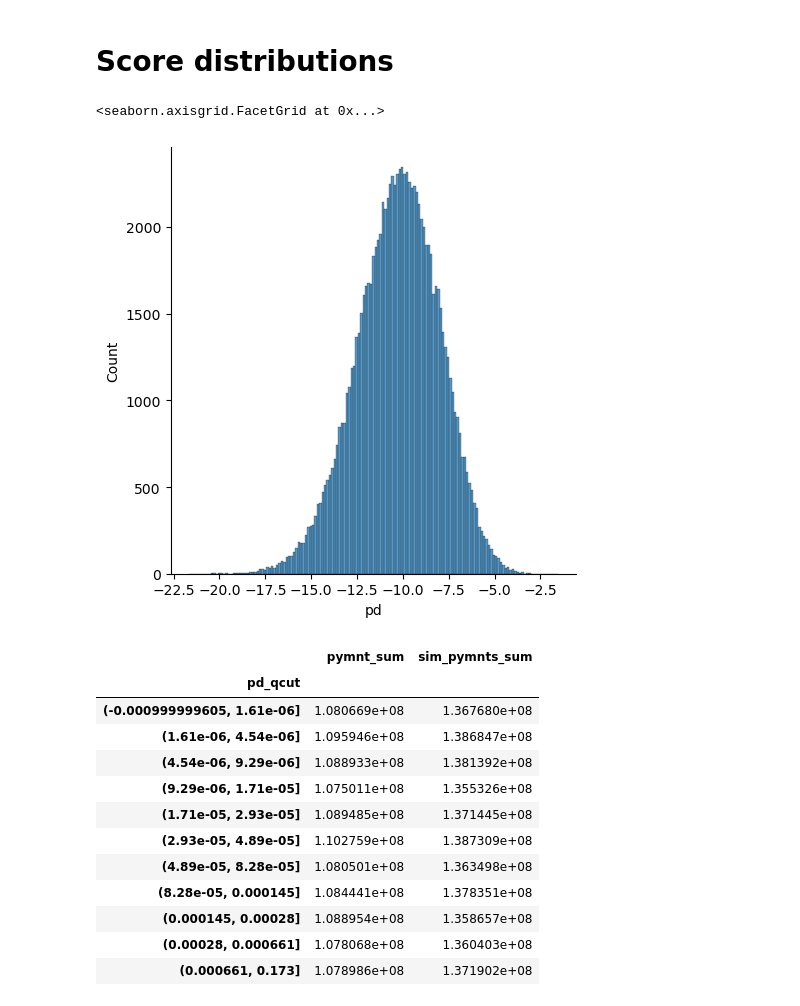
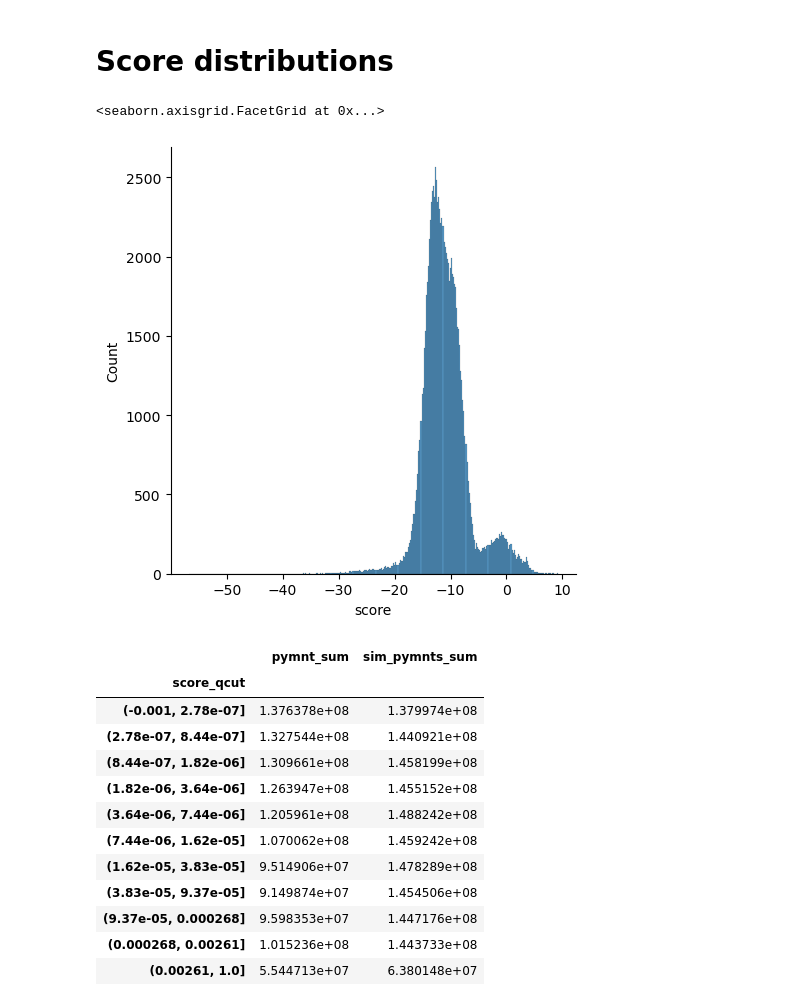
Before and after one commit to warner121/monteloanco, a Jupyter notebook: simulate.ipynb, the cells around one changed output. Saved outputs shown, nothing was run; the diff lists cells and outputs as text; code cells hidden in the pictures.

```diff
--- a/simulate.ipynb
+++ b/simulate.ipynb
@@ -10,9 +10,12 @@ from monteloanco import Model, Guide, GroupedBatchSampler
 # %%
 df_jsonl = pd.read_json('accepted_2007_to_2018Q4.jsonl.gz', lines=True).set_index('id')
 # %%
-df = pd.read_csv('monteloanco.csv.gz', index_col='id')
+df = pd.read_csv('training.csv.gz', index_col='id').drop(['pymnt'], axis=1)
 df = df.join(df_jsonl, how='inner').reset_index()
 # %%
-df.pymnt = df.pymnt.apply(torch.tensor)
+df.pymnt = pd.Series([
+    torch.tensor(a)[torch.tensor(b, dtype=torch.bool)]
+    for a, b in zip(df.pymnt, df.train)
+])
 # %% [markdown]
 # Read model
@@ -122,27 +126,27 @@ s_sim_pymnts.sum()
 # %%
 from scipy.special import logit
 
-sns.displot(logit(df.pd), kind='hist')
+sns.displot(logit(df.score), kind='hist')
 # %% [output]
 <seaborn.axisgrid.FacetGrid at 0x...>
-[figure, old version]
+[figure, new version]
 # %%
 df['pymnt_sum'] = [x.sum().item() for x in df.pymnt]
 df = df.join(s_sim_pymnts.rename('sim_pymnts_sum'))
 # %%
-df['pd_qcut'] = pd.qcut(df.pd, q=11)
-df.groupby('pd_qcut', observed=False)[['pymnt_sum', 'sim_pymnts_sum']].sum()
+df['score_qcut'] = pd.qcut(df.score, q=11)
+df.groupby('score_qcut', observed=False)[['pymnt_sum', 'sim_pymnts_sum']].sum()
 # %% [output]
 |  | pymnt_sum | sim_pymnts_sum |
-| pd_qcut |  |  |
-| (-0.000999999605, 1.61e-06] | 1.080669e+08 | 1.367680e+08 |
-| (1.61e-06, 4.54e-06] | 1.095946e+08 | 1.386847e+08 |
-| (4.54e-06, 9.29e-06] | 1.088933e+08 | 1.381392e+08 |
-| (9.29e-06, 1.71e-05] | 1.075011e+08 | 1.355326e+08 |
-| (1.71e-05, 2.93e-05] | 1.089485e+08 | 1.371445e+08 |
-| (2.93e-05, 4.89e-05] | 1.102759e+08 | 1.387309e+08 |
-| (4.89e-05, 8.28e-05] | 1.080501e+08 | 1.363498e+08 |
-| (8.28e-05, 0.000145] | 1.084441e+08 | 1.378351e+08 |
-| (0.000145, 0.00028] | 1.088954e+08 | 1.358657e+08 |
-| (0.00028, 0.000661] | 1.078068e+08 | 1.360403e+08 |
-| (0.000661, 0.173] | 1.078986e+08 | 1.371902e+08 |
+| score_qcut |  |  |
+| (-0.001, 2.78e-07] | 1.376378e+08 | 1.379974e+08 |
+| (2.78e-07, 8.44e-07] | 1.327544e+08 | 1.440921e+08 |
+| (8.44e-07, 1.82e-06] | 1.309661e+08 | 1.458199e+08 |
+| (1.82e-06, 3.64e-06] | 1.263947e+08 | 1.455152e+08 |
+| (3.64e-06, 7.44e-06] | 1.205961e+08 | 1.488242e+08 |
+| (7.44e-06, 1.62e-05] | 1.070062e+08 | 1.459242e+08 |
+| (1.62e-05, 3.83e-05] | 9.514906e+07 | 1.478289e+08 |
+| (3.83e-05, 9.37e-05] | 9.149874e+07 | 1.454506e+08 |
+| (9.37e-05, 0.000268] | 9.598353e+07 | 1.447176e+08 |
+| (0.000268, 0.00261] | 1.015236e+08 | 1.443733e+08 |
+| (0.00261, 1.0] | 5.544713e+07 | 6.380148e+07 |
```
Also changed, not shown: parts of 11 cells of this notebook, 2 other files.
